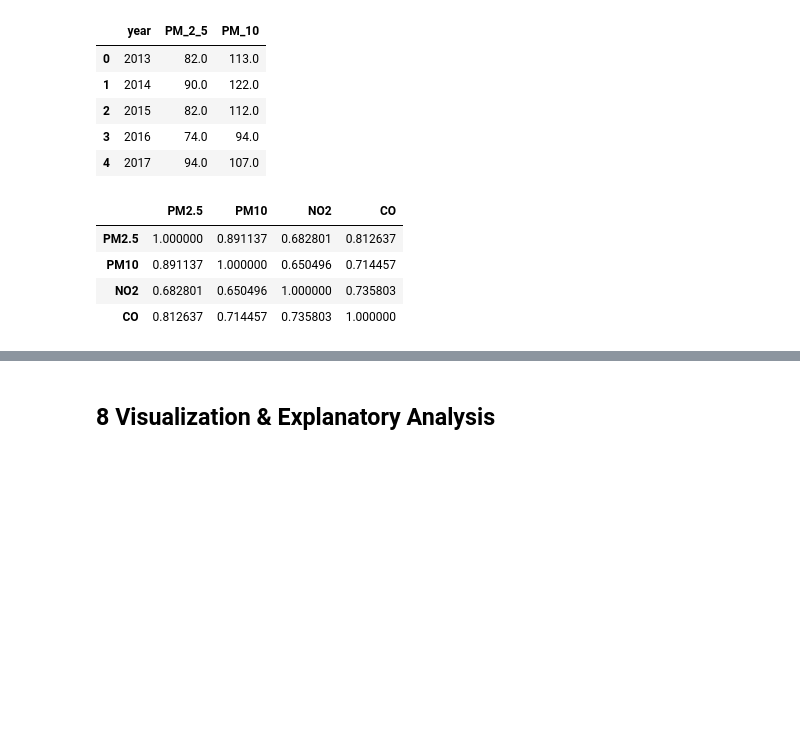
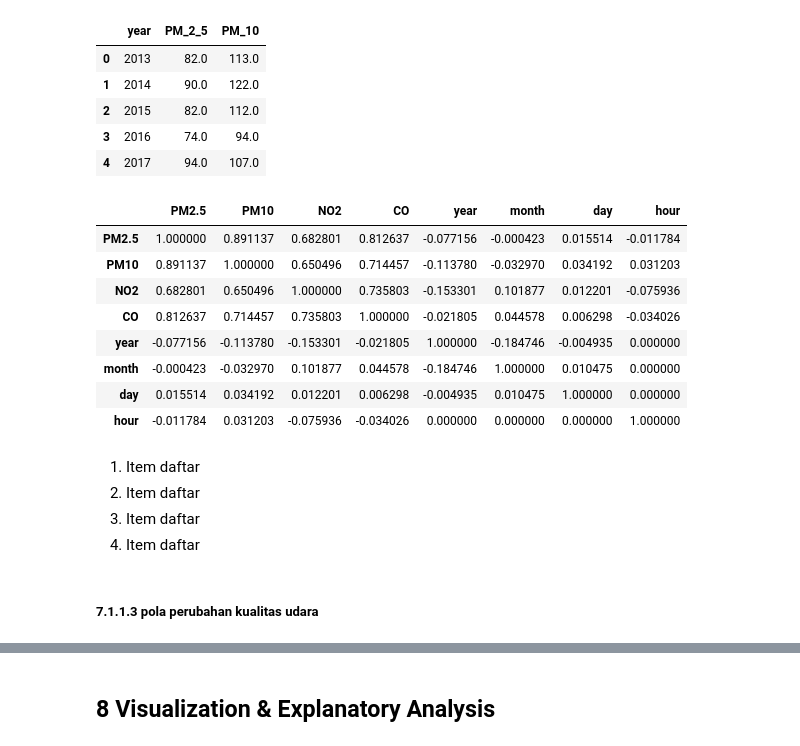
Before and after one commit to Wlnfadhil/Analisa-Data-Air-Quality-Control, a Jupyter notebook: submission/notebook.ipynb, the cells around one changed output, grey strips where cells are left out. Cells and saved outputs as stored; diff of their text form; code cells hidden in the pictures; blank space fills up the shorter version.

```diff
--- a/submission/notebook.ipynb
+++ b/submission/notebook.ipynb
@@ -1082,10 +1082,23 @@ aotizhongxin_partikulasi_polusi__tahunan.head()
 | 3 | 2016 | 74.0 | 94.0 |
 | 4 | 2017 | 94.0 | 107.0 |
 # %%
-aotizhongxin_df[['PM2.5', 'PM10','NO2' ,'CO']].corr(method='spearman')
+aotizhongxin_df[['PM2.5', 'PM10','NO2' ,'CO','year','month','day','hour']].corr(method='spearman')
 # %% [output]
-|  | PM2.5 | PM10 | NO2 | CO |
-| PM2.5 | 1.000000 | 0.891137 | 0.682801 | 0.812637 |
-| PM10 | 0.891137 | 1.000000 | 0.650496 | 0.714457 |
-| NO2 | 0.682801 | 0.650496 | 1.000000 | 0.735803 |
-| CO | 0.812637 | 0.714457 | 0.735803 | 1.000000 |
+|  | PM2.5 | PM10 | NO2 | CO | year | month | day | hour |
+| PM2.5 | 1.000000 | 0.891137 | 0.682801 | 0.812637 | -0.077156 | -0.000423 | 0.015514 | -0.011784 |
+| PM10 | 0.891137 | 1.000000 | 0.650496 | 0.714457 | -0.113780 | -0.032970 | 0.034192 | 0.031203 |
+| NO2 | 0.682801 | 0.650496 | 1.000000 | 0.735803 | -0.153301 | 0.101877 | 0.012201 | -0.075936 |
+| CO | 0.812637 | 0.714457 | 0.735803 | 1.000000 | -0.021805 | 0.044578 | 0.006298 | -0.034026 |
+| year | -0.077156 | -0.113780 | -0.153301 | -0.021805 | 1.000000 | -0.184746 | -0.004935 | 0.000000 |
+| month | -0.000423 | -0.032970 | 0.101877 | 0.044578 | -0.184746 | 1.000000 | 0.010475 | 0.000000 |
+| day | 0.015514 | 0.034192 | 0.012201 | 0.006298 | -0.004935 | 0.010475 | 1.000000 | 0.000000 |
+| hour | -0.011784 | 0.031203 | -0.075936 | -0.034026 | 0.000000 | 0.000000 | 0.000000 | 1.000000 |
+# %% [markdown]
+
+
+1.   Item daftar
+2.   Item daftar
+3.   Item daftar
+4.   Item daftar
+# %% [markdown]
+##### 7.1.1.3 pola perubahan kualitas udara
```
Also changed, not shown: parts of 3 cells of this notebook.
